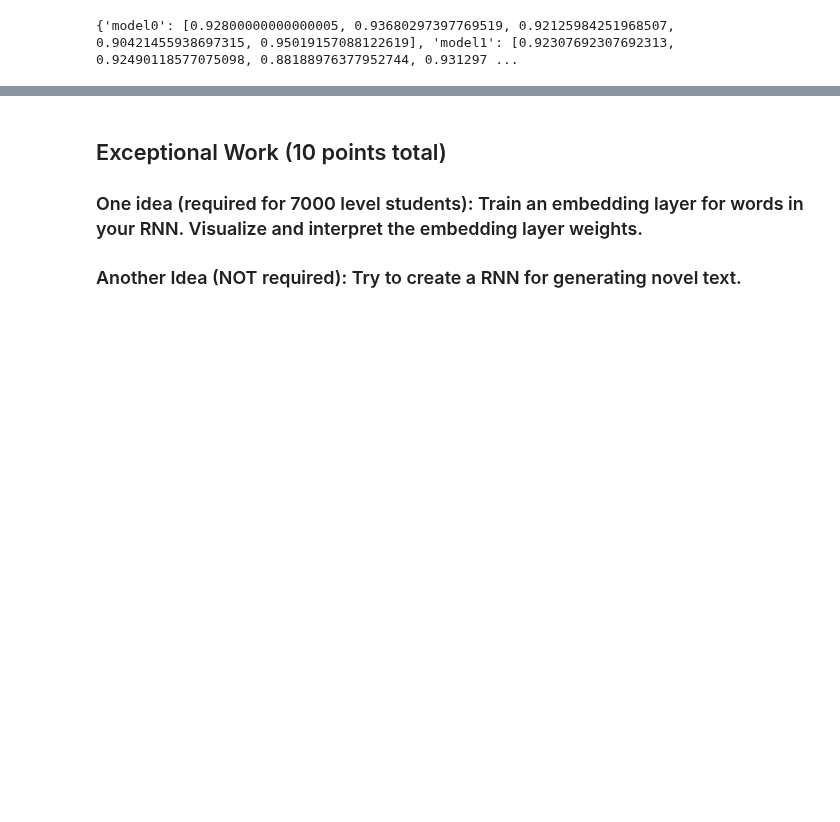
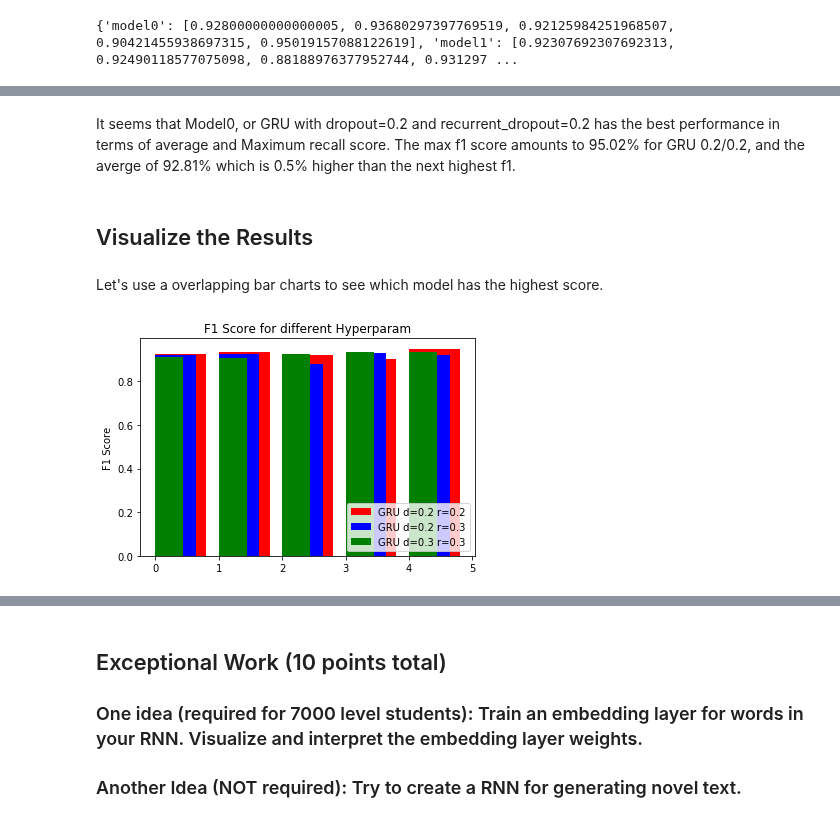
Before and after one commit to Thakugan/machine-learning-notebooks, a Jupyter notebook: 8-recurrent-neural-networks/spam.ipynb, the cells around one changed output, grey strips where cells are left out. Cells and saved outputs as stored; diff of their text form; code cells hidden in the pictures; blank space fills up the shorter version.

Commit message:
stat comparison and visualizing difference

```diff
--- a/8-recurrent-neural-networks/spam.ipynb
+++ b/8-recurrent-neural-networks/spam.ipynb
@@ -362,0 +415,22 @@ print(scores)
+# %% [markdown]
+It seems that Model0, or GRU with dropout=0.2 and recurrent_dropout=0.2 has the best performance in terms of average and Maximum recall score. The max f1 score amounts to 95.02% for GRU 0.2/0.2, and the averge of 92.81% which is 0.5% higher than the next highest f1.
+# %% [markdown]
+## Visualize the Results
+# %% [markdown]
+Let's use a overlapping bar charts to see which model has the highest score.
+# %%
+import matplotlib.pyplot as plt
+
+width = 0.8
+indices = np.arange(len(gru_2_2_score))
+
+plt.bar(indices, gru_2_2_score, width=width, color='r', label="GRU d=0.2 r=0.2", align="edge")
+plt.bar(indices, gru_2_3_score, width=0.8*width, color='b', label="GRU d=0.2 r=0.3", align="edge")
+plt.bar(indices,gru_3_3_score, width=0.55*width, color='g', label="GRU d=0.3 r=0.3", align="edge")
+
+plt.legend(loc=4)
+plt.ylabel("F1 Score")
+plt.title("F1 Score for different Hyperparam")
+plt.show()
+# %% [output]
+[figure, added]
```
Also changed, not shown: parts of 5 cells of this notebook.
